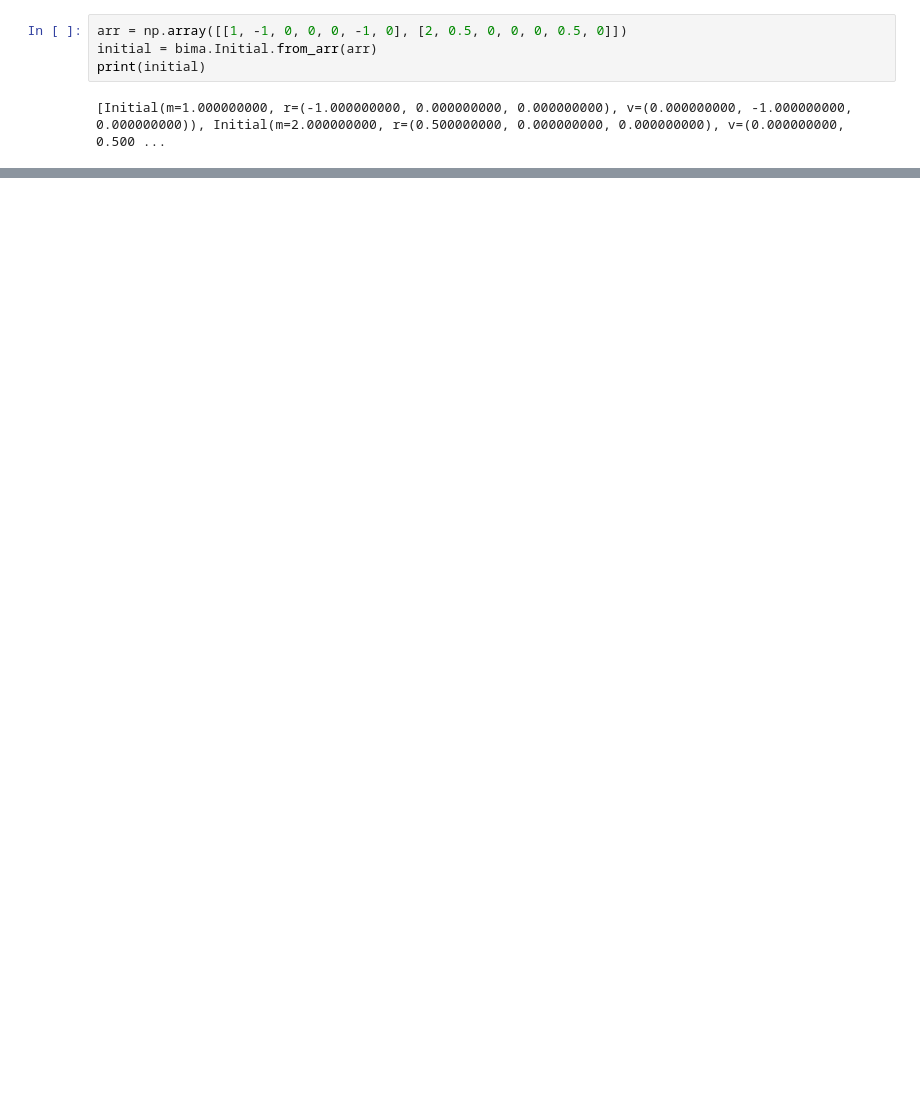
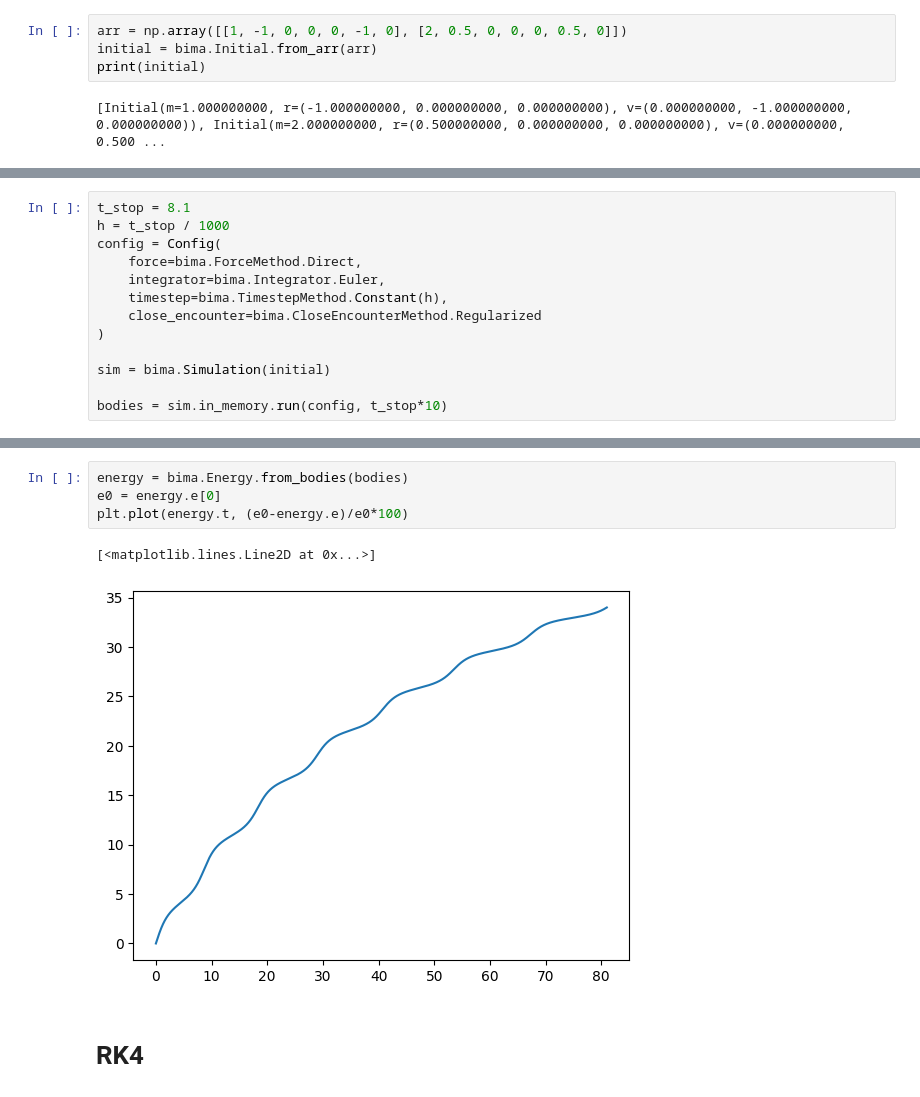
Before and after one commit to Alisyaifudin/bima, a Jupyter notebook: python/example/in_memory.ipynb, the cells around one changed output, grey strips where cells are left out. Drawn from its saved outputs; the diff is of its cells as text; blank space fills up the shorter version.

Commit message:
add many integrators

```diff
--- a/python/example/in_memory.ipynb
+++ b/python/example/in_memory.ipynb
@@ -11,0 +28,13 @@ print(initial)
+# %%
+t_stop = 8.1
+h = t_stop / 1000
+config = Config(
+    force=bima.ForceMethod.Direct,
+    integrator=bima.Integrator.Euler,
+    timestep=bima.TimestepMethod.Constant(h),
+    close_encounter=bima.CloseEncounterMethod.Regularized
+)
+
+sim = bima.Simulation(initial)
+
+bodies = sim.in_memory.run(config, t_stop*10)
@@ -12 +45,10 @@ print(initial)
+# %%
+energy = bima.Energy.from_bodies(bodies)
+e0 = energy.e[0]
+plt.plot(energy.t, (e0-energy.e)/e0*100)
+# %% [output]
+[<matplotlib.lines.Line2D at 0x...>]
+[figure, added]
+# %% [markdown]
+# RK4
 # %%
```
Also changed, not shown: parts of 19 cells of this notebook, 34 other files.
